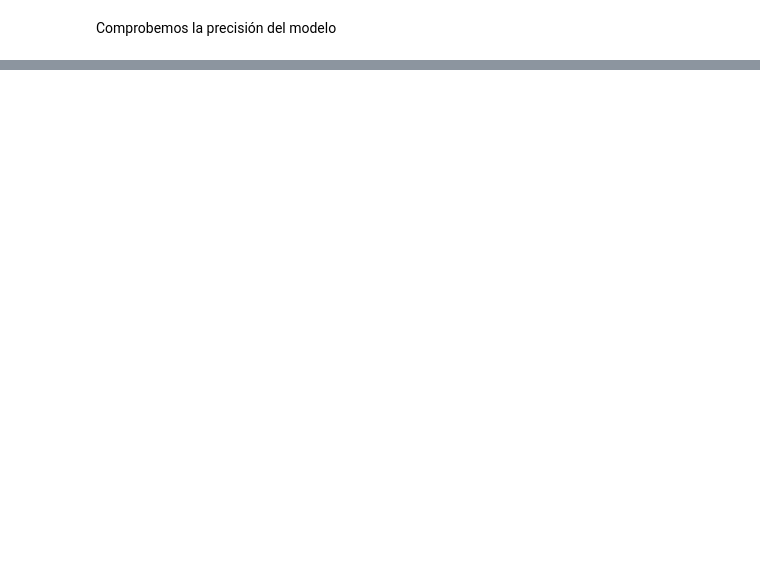
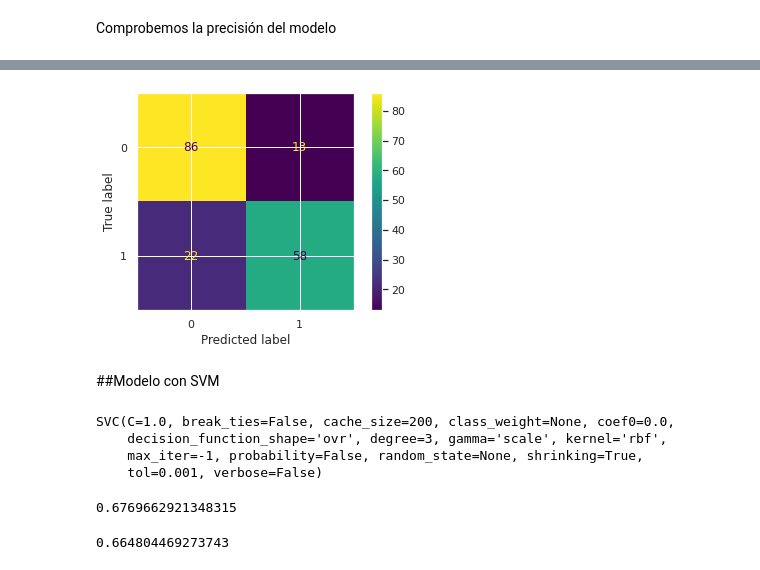
Before and after one commit to mariajogonsan/Curso-de-introduccion-a-Big-Data-Parte-3-nov2021, a Jupyter notebook: 8_ML_Regresion_logistica_Titanic.ipynb, the cells around one changed output, grey strips where cells are left out. Saved outputs shown, nothing was run; the diff lists cells and outputs as text; code cells hidden in the pictures; blank space fills up the shorter version.

```diff
--- a/8_ML_Regresion_logistica_Titanic.ipynb
+++ b/8_ML_Regresion_logistica_Titanic.ipynb
@@ -506,0 +600,7 @@ Falso negativo: 39 (Predijimos un resultado negativo y fue positivo)
+# %%
+from sklearn.ensemble import RandomForestClassifier
+
+rf = RandomForestClassifier(n_estimators=100)
+
+#Train the model using the training sets y_pred=clf.predict(X_test)
+rf.fit(X_train, y_train)
@@ -506,0 +642,3 @@ Falso negativo: 39 (Predijimos un resultado negativo y fue positivo)
+# %%
+predictions_rf = rf.predict(X_test)
+print(classification_report(y_test, predictions_rf))
@@ -506,0 +654,9 @@ Falso negativo: 39 (Predijimos un resultado negativo y fue positivo)
+# %%
+cm = confusion_matrix(y_test, predictions_rf)
+disp = ConfusionMatrixDisplay(confusion_matrix=cm, display_labels=rf.classes_)
+disp.plot()
+plt.show()
+# %% [output]
+[figure, added]
+# %% [markdown]
+##Modelo con SVM
@@ -506,0 +666,16 @@ Falso negativo: 39 (Predijimos un resultado negativo y fue positivo)
+# %%
+svc.fit(X_train, y_train)
+# %% [output]
+SVC(C=1.0, break_ties=False, cache_size=200, class_weight=None, coef0=0.0,
+    decision_function_shape='ovr', degree=3, gamma='scale', kernel='rbf',
+    max_iter=-1, probability=False, random_state=None, shrinking=True,
+    tol=0.001, verbose=False)
+# %%
+predictions_svc = svc.predict(X_test)
+print(svc.score(X_train, y_train))
+# %% [output]
+0.6769662921348315
+# %%
+print(svc.score(X_test, y_test))
+# %% [output]
+0.664804469273743
```
Also changed, not shown: parts of 36 cells of this notebook.
